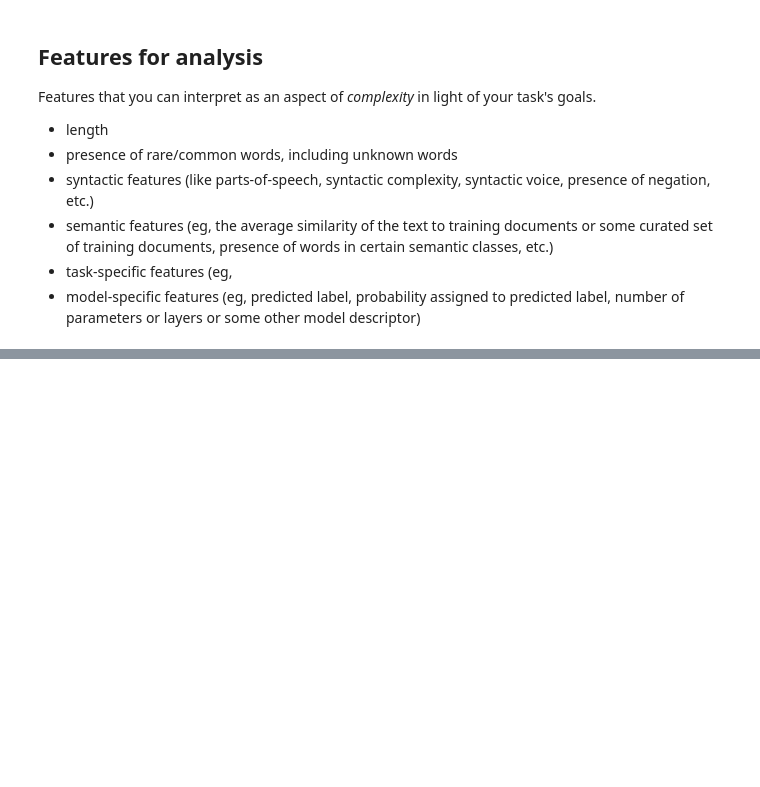
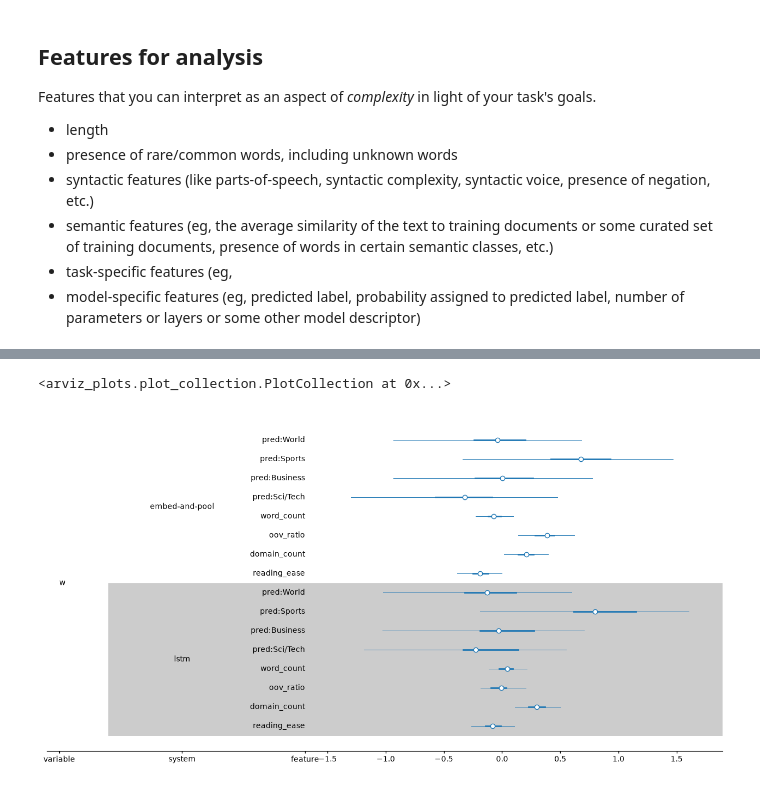
Before and after one commit to HeyeNl/nlp-project1, a Jupyter notebook: part2/project.ipynb, the cells around one changed output, grey strips where cells are left out. Drawn from its saved outputs; the diff is of its cells as text; code cells hidden in the pictures; blank space fills up the shorter version.

```diff
--- a/part2/project.ipynb
+++ b/part2/project.ipynb
@@ -506,0 +962,2 @@ technology 179 (50,)
+# %%
+em00 = part2.experiment.load(f"results/embed-and-pool/seed-0/fold-0/model", trained_emb_model)
@@ -506,0 +1242,16 @@ technology 179 (50,)
+# %%
+az.plot_forest(
+    posterior_data,
+    var_names=['w'],
+    combined=True,           # Combine chains
+    shade_label="system",
+    figure_kwargs={
+        "figsize": (16, 8),
+        "width_ratios": [2, 3],  # Label panel : interval panel
+        "layout": "none",
+    },
+    **az_stats_params,
+)
+# %% [output]
+<arviz_plots.plot_collection.PlotCollection at 0x...>
+[figure, added]
```
Also changed, not shown: parts of 88 cells of this notebook.
